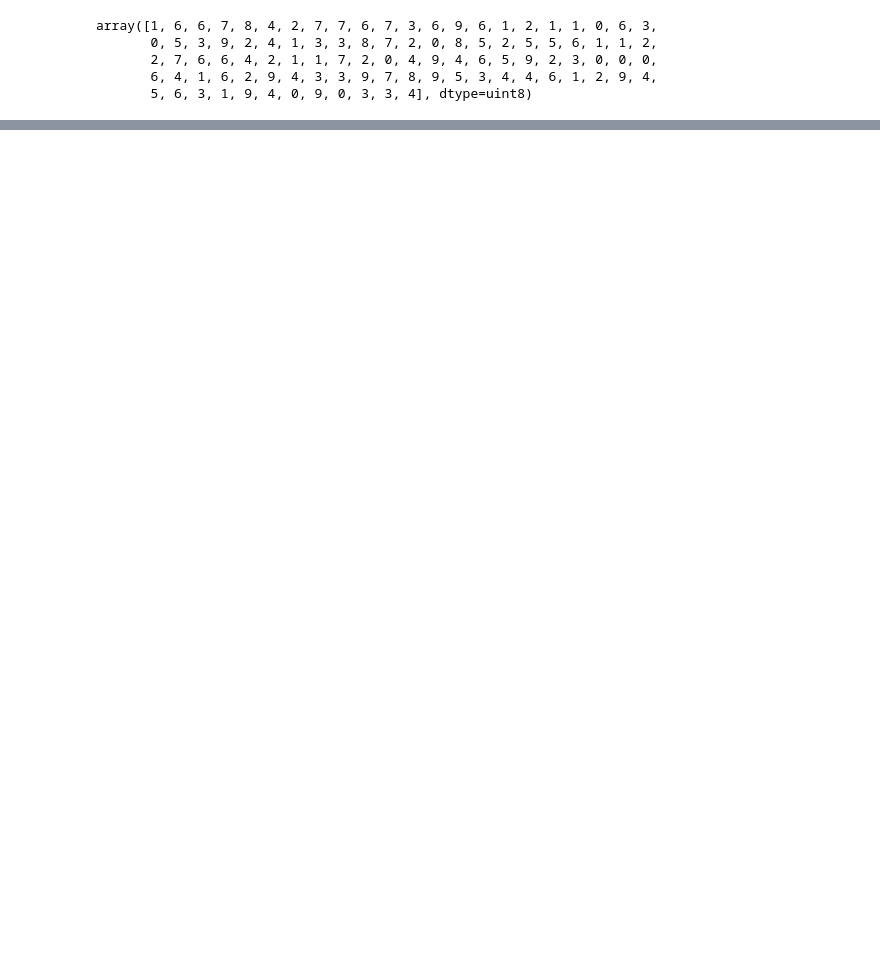
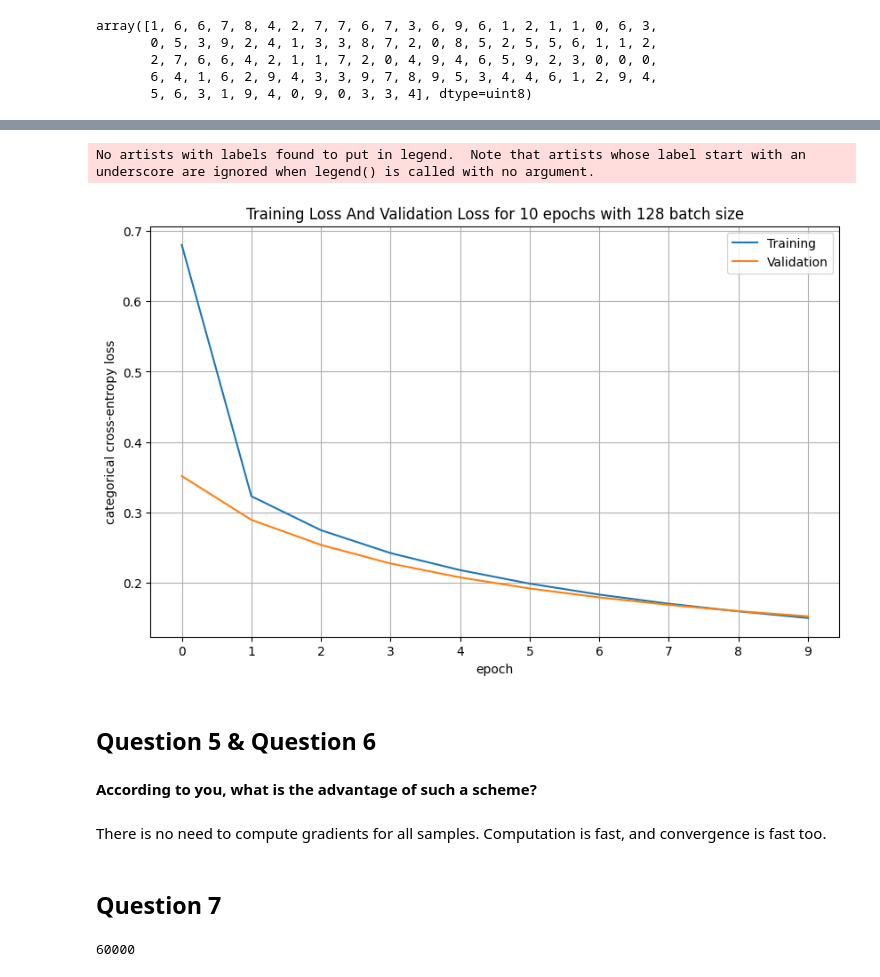
Before and after one commit to Lupin2019/tele_comme_pari, a Jupyter notebook: SD211/TP_SGD/TP_MNIST_basic_functions.ipynb, the cells around one changed output, grey strips where cells are left out. Cells and saved outputs as stored; diff of their text form; code cells hidden in the pictures; blank space fills up the shorter version.

```diff
--- a/SD211/TP_SGD/TP_MNIST_basic_functions.ipynb
+++ b/SD211/TP_SGD/TP_MNIST_basic_functions.ipynb
@@ -118,2 +147,0 @@ from tqdm import tqdm
-# %%
-alpha = 1e-3
@@ -169,5 +147,0 @@ Epoch 11: train_loss = 0.08833422609722173, val_loss = 0.11645076423883438
-# %%
-## Evaluate model
-samples_for_evaluation = np.random.randint(0, 10000, 1000)
-logits = model(x_train[samples_for_evaluation])
-loss(y_train[samples_for_evaluation], logits).numpy()
@@ -175,0 +148,7 @@ loss(y_train[samples_for_evaluation], logits).numpy()
+# %%
+@dataclass
+class TrainingOutput:
+    train_losses: List[float]
+    val_losses: List[float]
+    best_epoch: int
+    best_weights: Any
@@ -175,0 +199,2 @@ loss(y_train[samples_for_evaluation], logits).numpy()
+# %%
+res = training(model, x_train,y_train, epochs=10, alpha=5e-2, batch_size=128, start_epoch=0)
@@ -175,0 +212,27 @@ loss(y_train[samples_for_evaluation], logits).numpy()
+# %%
+fig = plt.figure(figsize=(10, 6))
+epochs = range(10)
+
+plt.plot(epochs, res.train_losses)
+plt.plot(epochs, res.val_losses)
+
+plt.legend()
+
+plt.title("Training Loss And Validation Loss for 10 epochs with 128 batch size")
+plt.legend(["Training", "Validation"])
+
+plt.xlabel("epoch")
+plt.ylabel("categorical cross-entropy loss")
+plt.xticks(range(10))
+plt.grid()
+# %% [output]
+No artists with labels found to put in legend.  Note that artists whose label start with an underscore are ignored when legend() is called with no argument.
+[figure, added]
+# %% [markdown]
+## Question 5 & Question 6
+# %% [markdown]
+**According to you, what is the advantage of such a scheme?**
+# %% [markdown]
+There is no need to compute gradients for all samples. Computation is fast, and convergence is fast too.
+# %% [markdown]
+## Question 7
@@ -175,0 +253,4 @@ loss(y_train[samples_for_evaluation], logits).numpy()
+# %%
+len(y_train_hat)
+# %% [output]
+60000
```
Also changed, not shown: parts of 21 cells of this notebook, 5 other files.
